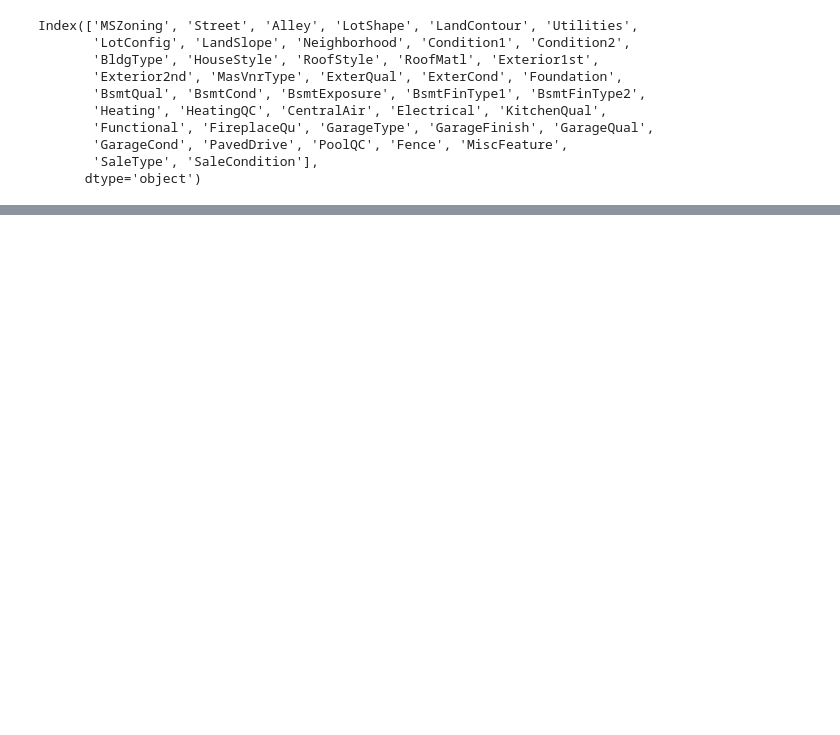
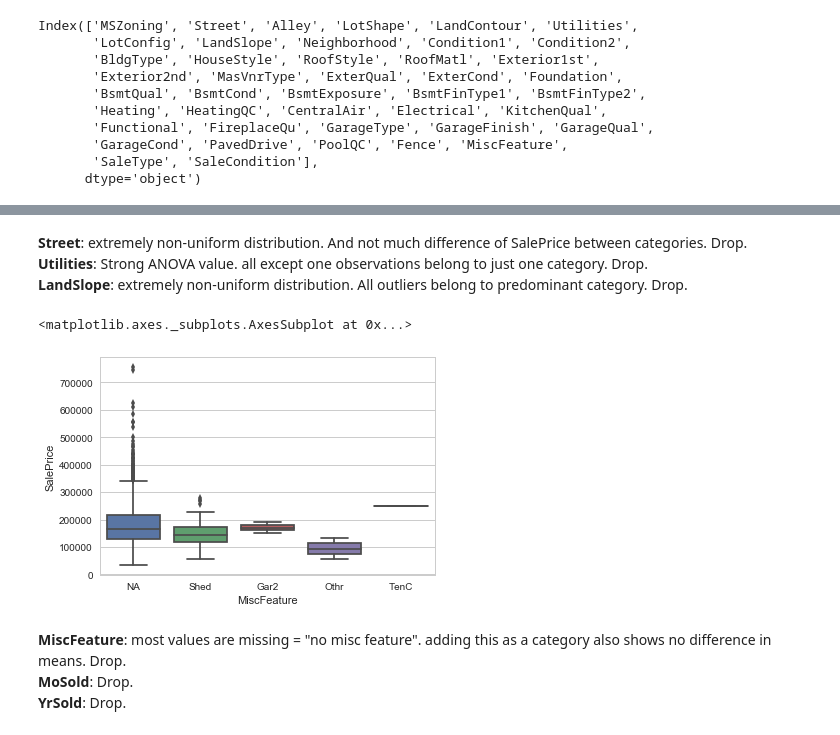
Before and after one commit to indianmoody/data-science-portfolio, a Jupyter notebook: ames_housing_prices/bivariate2.ipynb, the cells around one changed output, grey strips where cells are left out. Cells and saved outputs as stored; diff of their text form; code cells hidden in the pictures; blank space fills up the shorter version.

```diff
--- a/ames_housing_prices/bivariate2.ipynb
+++ b/ames_housing_prices/bivariate2.ipynb
@@ -125,0 +155,13 @@ Residual     8.970402e+12  1456.0        NaN           NaN
+# %% [markdown]
+**Street**: extremely non-uniform distribution. And not much difference of SalePrice between categories. Drop.
+**Utilities**: Strong ANOVA value. all except one observations belong to just one category. Drop.
+**LandSlope**: extremely non-uniform distribution. All outliers belong to predominant category. Drop.
+# %%
+sns.boxplot(ames['MiscFeature'].apply(lambda x: 'NA' if pd.isnull(x) else x), ames['SalePrice'])
+# %% [output]
+<matplotlib.axes._subplots.AxesSubplot at 0x...>
+[figure, added]
+# %% [markdown]
+**MiscFeature**: most values are missing = "no misc feature". adding this as a category also shows no difference in means. Drop.
+**MoSold**: Drop.
+**YrSold**: Drop.
```
Also changed, not shown: parts of 34 cells of this notebook.
